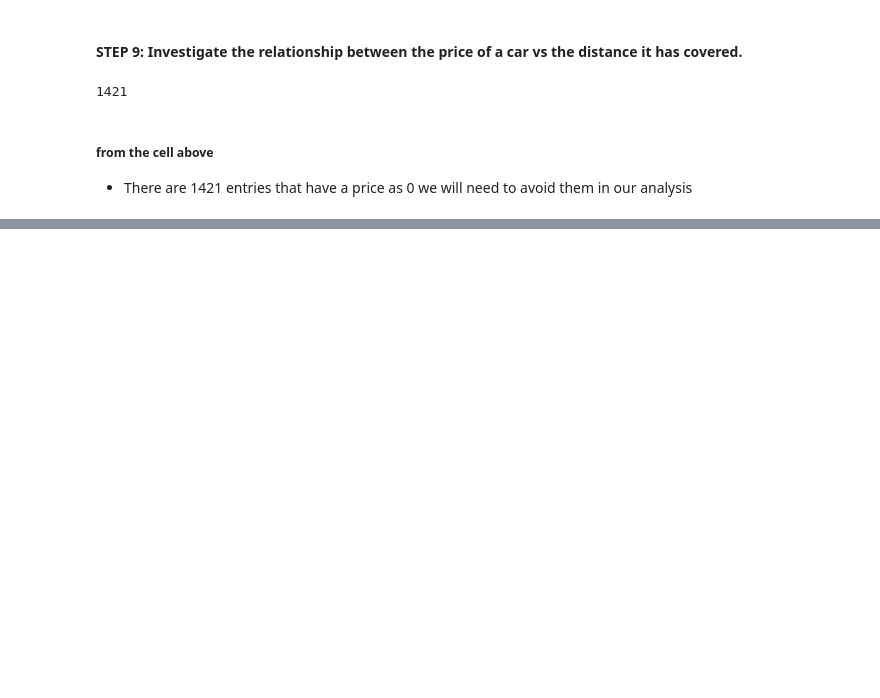
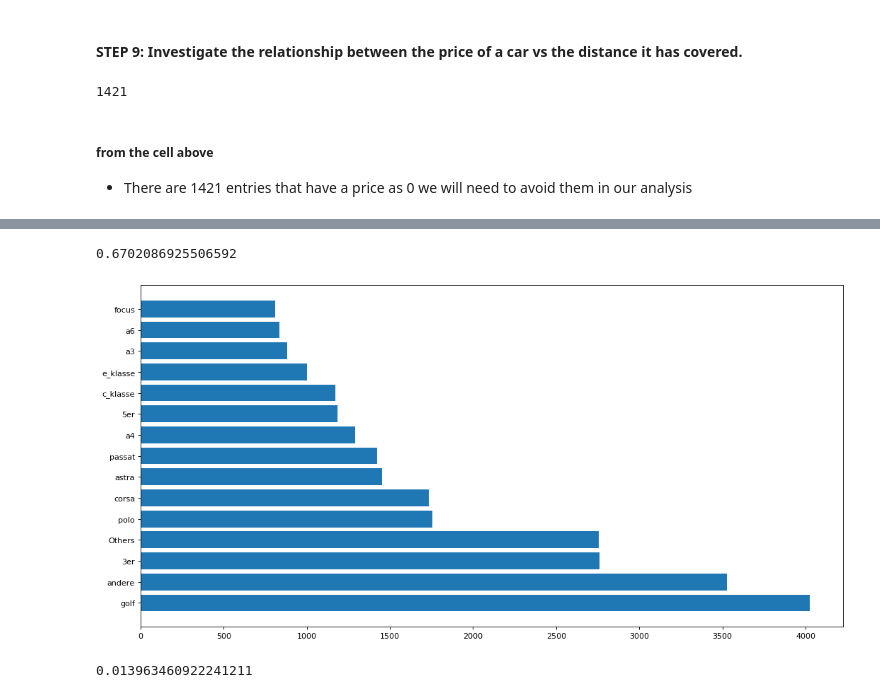
Before and after one commit to ndangalasinh/dataquest_exploring_ebay_car_sales, a Jupyter notebook: dataquest_exploring_ebay_car_sales.ipynb, the cells around one changed output, grey strips where cells are left out. Drawn from its saved outputs; the diff is of its cells as text; code cells hidden in the pictures; blank space fills up the shorter version.

```diff
--- a/dataquest_exploring_ebay_car_sales.ipynb
+++ b/dataquest_exploring_ebay_car_sales.ipynb
@@ -247,0 +256,39 @@ plt.show()
+# %%
+#define the function which will take a dataset as input
+    #make a list of which will contain the model names
+    #create an empty dictionary
+    #for model in models
+        #asign the dictionary key and value
+    #sort the dictionary
+    #return the dictionary
+
+def dataset_composition(dataset,column):
+    models = list(sales_auto[column].unique())
+    model_comp_dic = {}
+
+    for model in models:
+        model_comp_dic[model] = dataset[column][dataset[column]==model].count()
+
+    dic_items = model_comp_dic.items()
+    return sorted(dic_items,key=lambda x : x[1], reverse = True)
+# %%
+start = time.time()
+models_of_cars = dataset_composition(sales_auto,'model')
+end = time.time()
+end -start
+# %% [output]
+0.6702086925506592
+# %%
+x, y = zip(*models_of_cars[:15]) # unpack a list of pairs into two tuples
+plt.figure(figsize=(16, 8), dpi=80)
+plt.barh(x,y)
+plt.show()
+# %% [output]
+[figure, added]
+# %%
+start = time.time()
+gearbox_type = dataset_composition(sales_auto,'gearbox')
+end = time.time()
+end - start
+# %% [output]
+0.013963460922241211
```
Also changed, not shown: parts of 11 cells of this notebook.
